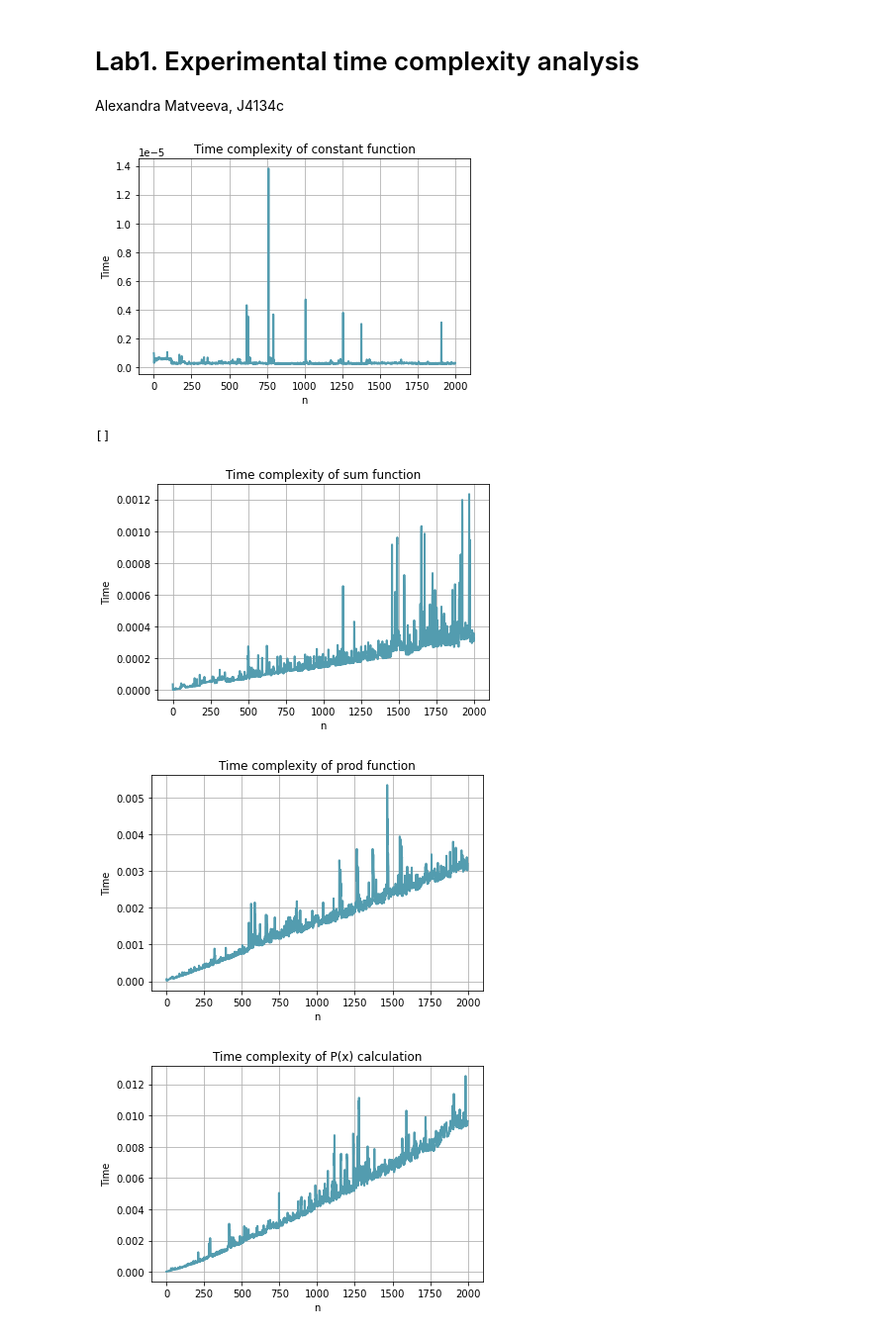
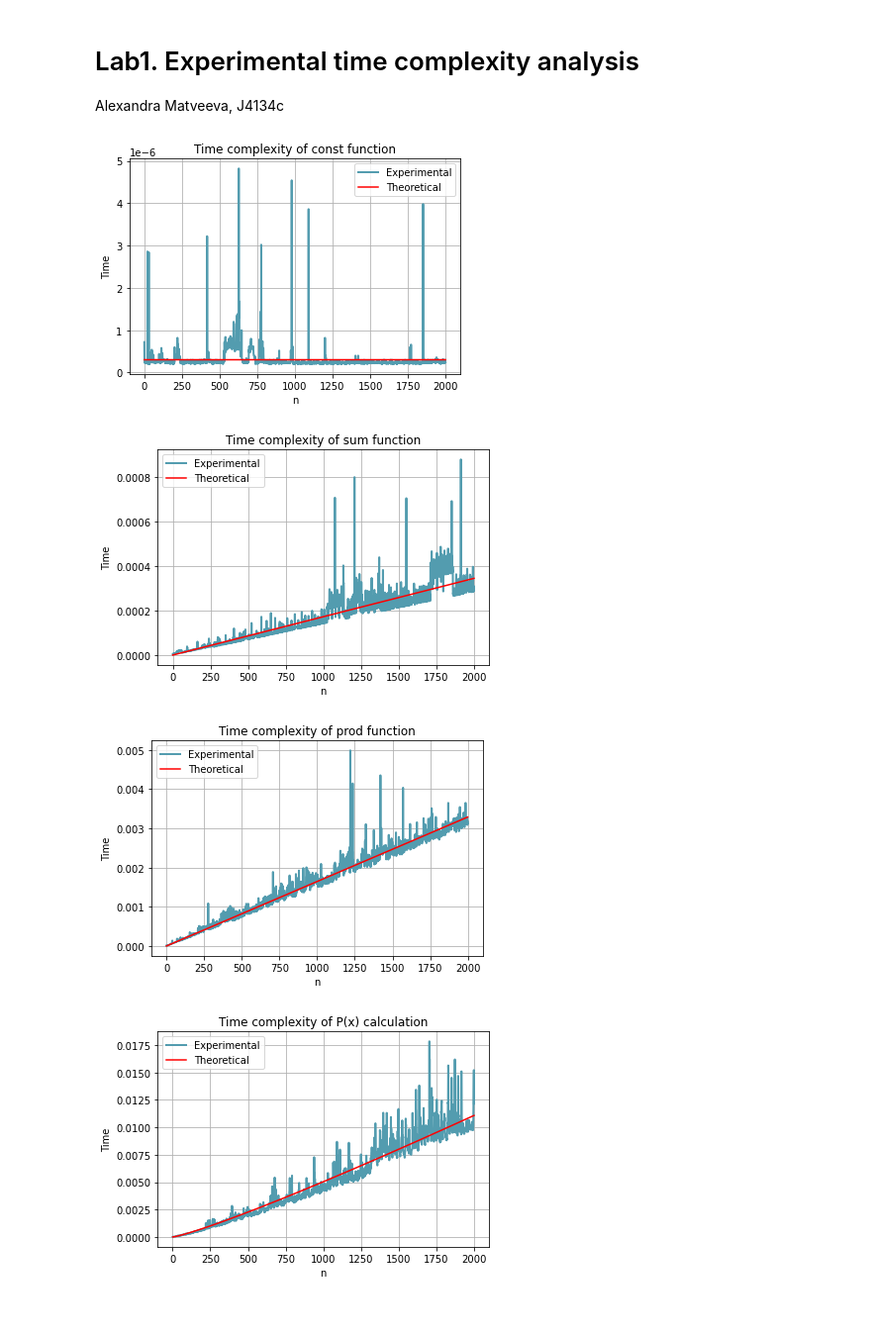
Before and after one commit to alex-mat-s/Algorithms_ITMO, a Jupyter notebook: Lab1.ipynb, the cells around one changed output. Shown at 99% size. Cells and saved outputs as stored; diff of their text form; code cells hidden in the pictures.

Commit message:
graphs (teor + empiric TC)

```diff
--- a/Lab1.ipynb
+++ b/Lab1.ipynb
@@ -143,0 +161,4 @@ def lineplot(x_data, y_data, x_label, y_label, title):
+# %%
+# loglinear function estimation
+def loglinear_function_est(x, a):
+    return a * x * np.log(x)
@@ -162,9 +191,17 @@ for n in range(1, 2001):
 
     avg_times.append(np.mean(t))
 
-lineplot([n for n in range(2000)], avg_times, 'n', 'Time', 'Time complexity of constant function')
+x_data = [n for n in range(2000)]
+
+popt, cov = curve_fit(const_function_est, x_data, avg_times)
+
+lineplot(x_data, avg_times, 'n', 'Time', 'Time complexity of const function')
+
+plt.plot(x_data, const_function_est(x_data, *popt), 'r-')
+plt.legend(["Experimental", "Theoretical"])
+plt.show()
 # %% [output]
-[figure, old version]
+[figure, new version]
 # %%
 # Time complexity estimation for sum function
 avg_times = []
@@ -186,11 +223,17 @@ for n in range(1, 2001):
 
     avg_times.append(np.mean(t))
 
-lineplot([n for n in range(2000)], avg_times, 'n', 'Time', 'Time complexity of sum function')
-plt.plot()
+x_data = np.arange(len(avg_times), dtype=np.float64)
+
+popt, cov = curve_fit(linear_function_est, x_data, avg_times)
+
+lineplot(x_data, avg_times, 'n', 'Time', 'Time complexity of sum function')
+
+plt.plot(x_data, linear_function_est(x_data, *popt), 'r-')
+plt.legend(["Experimental", "Theoretical"])
+plt.show()
 # %% [output]
-[]
-[figure, old version]
+[figure, new version]
 # %%
 # Time complexity estimation for product function
 avg_times = []
@@ -212,33 +255,49 @@ for n in range(1, 2001):
 
     avg_times.append(np.mean(t))
 
-lineplot([n for n in range(2000)], avg_times, 'n', 'Time', 'Time complexity of prod function')
+x_data = np.arange(len(avg_times), dtype=np.float64)
+
+popt, cov = curve_fit(linear_function_est, x_data, avg_times)
+
+lineplot(x_data, avg_times, 'n', 'Time', 'Time complexity of prod function')
+
+plt.plot(x_data, linear_function_est(x_data, *popt), 'r-')
+plt.legend(["Experimental", "Theoretical"])
+plt.show()
 # %% [output]
-[figure, old version]
+[figure, new version]
 # %%
 # Time complexity estimation for direct P(x) calculation
 avg_times = []
 for n in range(1, 2001):
     t = []
     for i in range(5):
         #vector initialization
         vector = np.random.uniform(low=0, high=100, size=n)
 
         #start time
         start_t = time.perf_counter()
 
         poly_direct_function(vector, x=1.5)
 
         #end_time
         end_t = time.perf_counter()
 
         t.append(end_t-start_t)
 
     avg_times.append(np.mean(t))
 
-lineplot([n for n in range(2000)], avg_times, 'n', 'Time', 'Time complexity of P(x) calculation')
+x_data = np.linspace(1, len(avg_times), len(avg_times)-1, dtype=np.float64)
+
+popt, cov = curve_fit(loglinear_function_est, x_data, avg_times[1:])
+
+lineplot(x_data, avg_times[1:], 'n', 'Time', 'Time complexity of P(x) calculation')
+
+plt.plot(x_data, loglinear_function_est(x_data, *popt), 'r-')
+plt.legend(["Experimental", "Theoretical"])
+plt.show()
 # %% [output]
-[figure, old version]
+[figure, new version]
 # %%
 # Time complexity estimation for P(x) calculation by Horner's method
 avg_times = []
```
Also changed, not shown: parts of 12 cells of this notebook, 1 other file.
